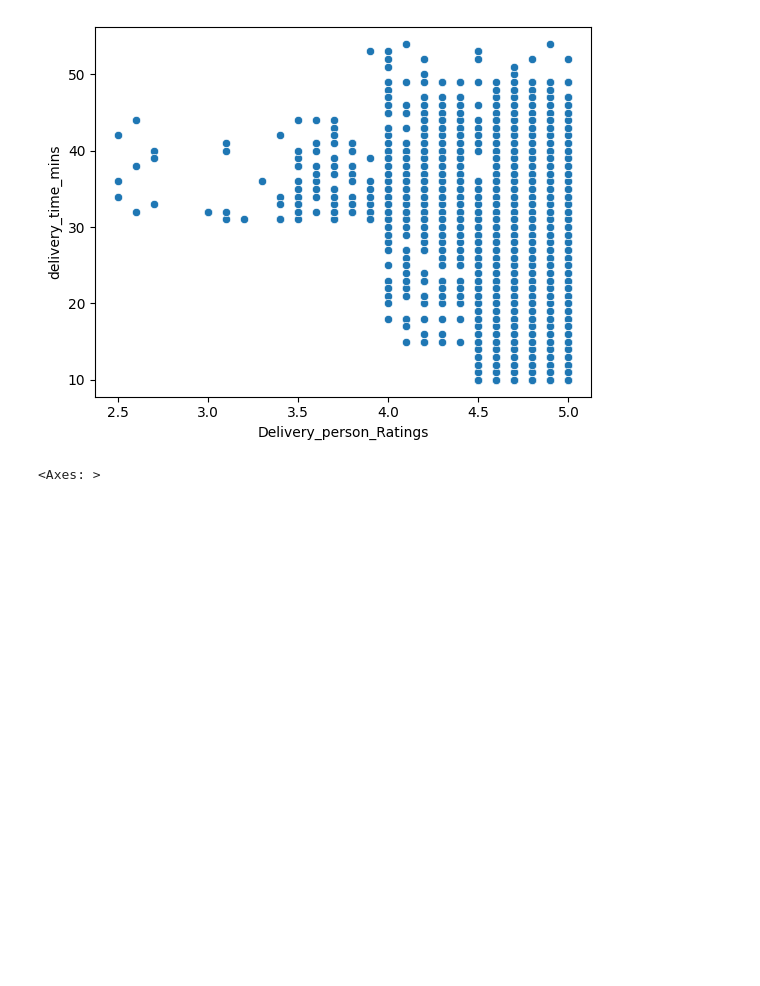
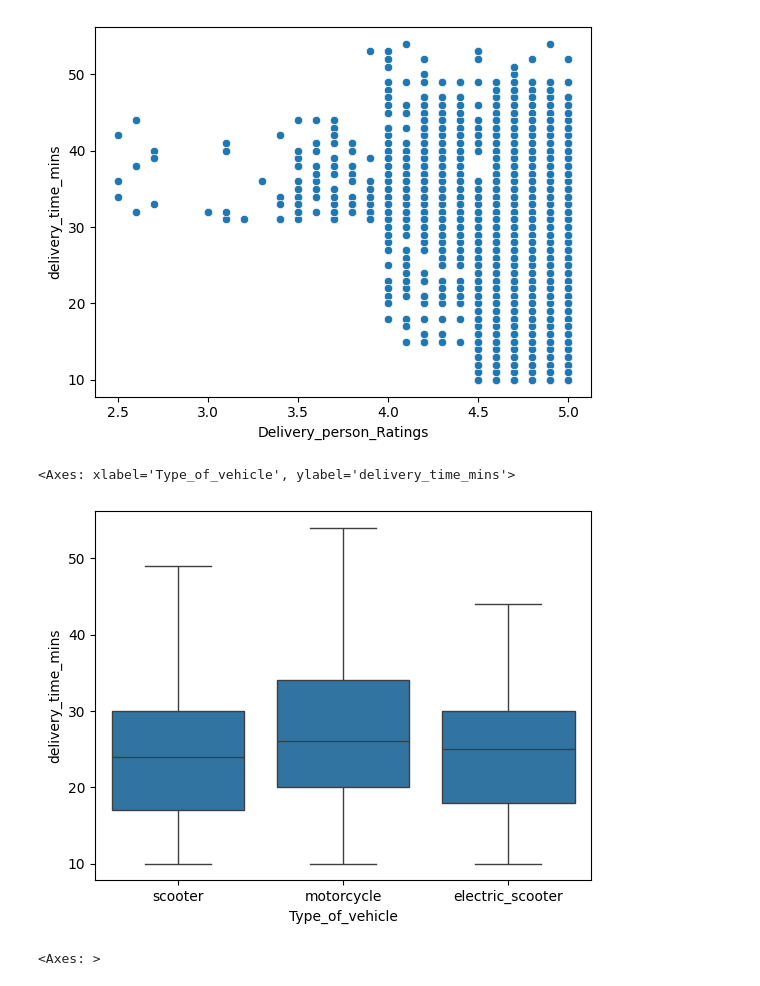
Before and after one commit to Data-pageup/delivery_time_optimizing_mlops_based, a Jupyter notebook: food-delivery-mlops/notebooks/data_exploration.ipynb, the cells around one changed output. Cells and saved outputs as stored; diff of their text form; code cells hidden in the pictures; blank space fills up the shorter version.

```diff
--- a/food-delivery-mlops/notebooks/data_exploration.ipynb
+++ b/food-delivery-mlops/notebooks/data_exploration.ipynb
@@ -161,6 +161,15 @@ sns.scatterplot(
 # %% [output]
 <Axes: xlabel='Delivery_person_Ratings', ylabel='delivery_time_mins'>
 [figure]
+# %%
+sns.boxplot(
+    x="Type_of_vehicle",
+    y="delivery_time_mins",
+    data=df
+)
+# %% [output]
+<Axes: xlabel='Type_of_vehicle', ylabel='delivery_time_mins'>
+[figure, added]
 # %%
 # correaltion matrix
 
```
Also changed, not shown: parts of 1 cell of this notebook.
